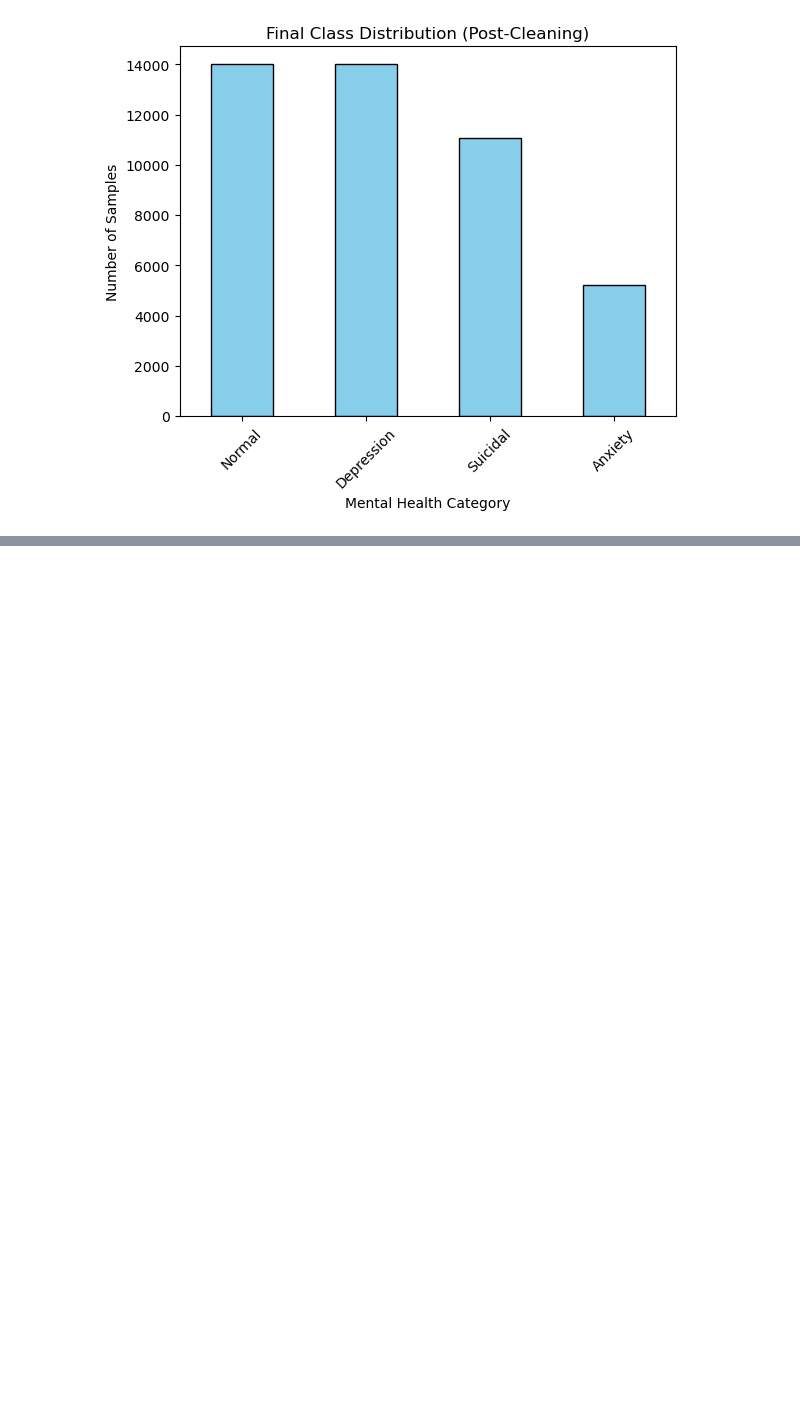
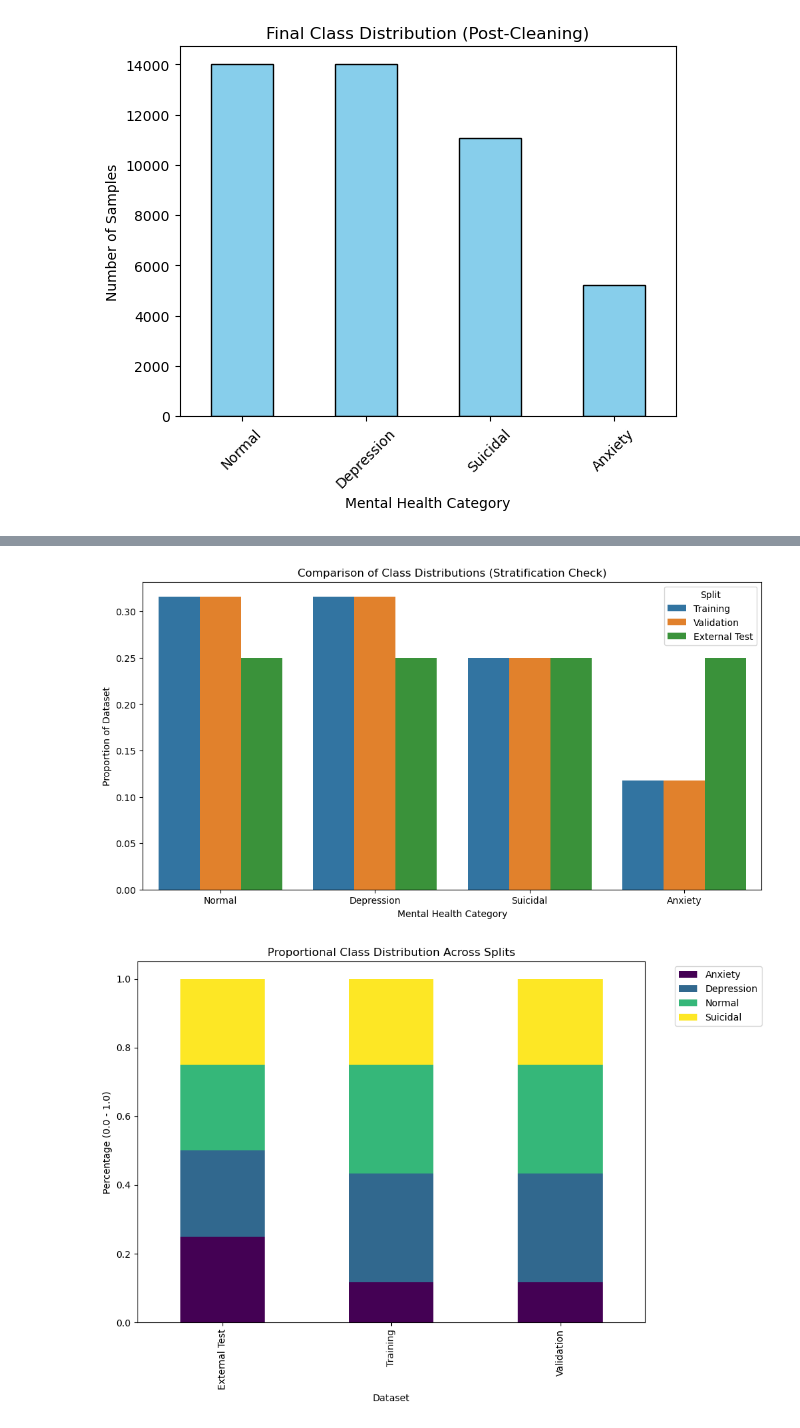
Before and after one commit to MimDel/mental-health-classification, a Jupyter notebook: mental_health_analysis.ipynb, the cells around one changed output, grey strips where cells are left out. Saved outputs shown, nothing was run; the diff lists cells and outputs as text; code cells hidden in the pictures; blank space fills up the shorter version.

Commit message:
vectorization and train/validation split

```diff
--- a/mental_health_analysis.ipynb
+++ b/mental_health_analysis.ipynb
@@ -224,0 +241,20 @@ Anxiety: 5226 (11.79%)
+# %%
+X_train, X_val, y_train, y_val = train_test_split(X, y, test_size=0.15, random_state=42,stratify=y)
+
+# The external Test Set data
+df_test_ext = kagglehub.dataset_load(
+  KaggleDatasetAdapter.PANDAS,
+  dataset_handle,
+  "mental_health_combined_test.csv"
+)
+
+print("External Test Set Data Loaded. Shape:", df_test_ext.shape)
+print(df_test_ext.columns)
+print(df_test_ext.head())
+
+X_test_ext = tfidf.transform(df_test_ext['text'].fillna(""))
+y_test_ext = df_test_ext['status']
+
+print(f"\nTraining set:   {X_train.shape[0]} samples")
+print(f"Validation set: {X_val.shape[0]} samples")
+print(f"External Test:  {X_test_ext.shape[0]} samples")
@@ -224,0 +274,36 @@ Anxiety: 5226 (11.79%)
+# %%
+# Create a DataFrame for visualization
+def get_dist_df(y, set_name):
+    dist = y.value_counts(normalize=True).reset_index()
+    dist.columns = ['Status', 'Percentage']
+    dist['Dataset'] = set_name
+    return dist
+
+# Combine Training, Validation, and External Test distributions
+train_dist = get_dist_df(y_train, 'Training')
+val_dist = get_dist_df(y_val, 'Validation')
+test_dist = get_dist_df(y_test_ext, 'External Test')
+
+comparison_df = pd.concat([train_dist, val_dist, test_dist])
+
+# Plotting
+plt.figure(figsize=(12, 6))
+sns.barplot(data=comparison_df, x='Status', y='Percentage', hue='Dataset')
+plt.title('Comparison of Class Distributions (Stratification Check)')
+plt.ylabel('Proportion of Dataset')
+plt.xlabel('Mental Health Category')
+plt.legend(title='Split')
+plt.show()
+# Create a pivot table for a stacked bar chart
+pivot_df = comparison_df.pivot(index='Dataset', columns='Status', values='Percentage')
+
+# Plotting
+pivot_df.plot(kind='bar', stacked=True, figsize=(10, 7), colormap='viridis')
+plt.title('Proportional Class Distribution Across Splits')
+plt.ylabel('Percentage (0.0 - 1.0)')
+plt.legend(bbox_to_anchor=(1.05, 1), loc='upper left')
+plt.tight_layout()
+plt.show()
+# %% [output]
+[figure, added]
+[figure, added]
```
Also changed, not shown: parts of 4 cells of this notebook.
